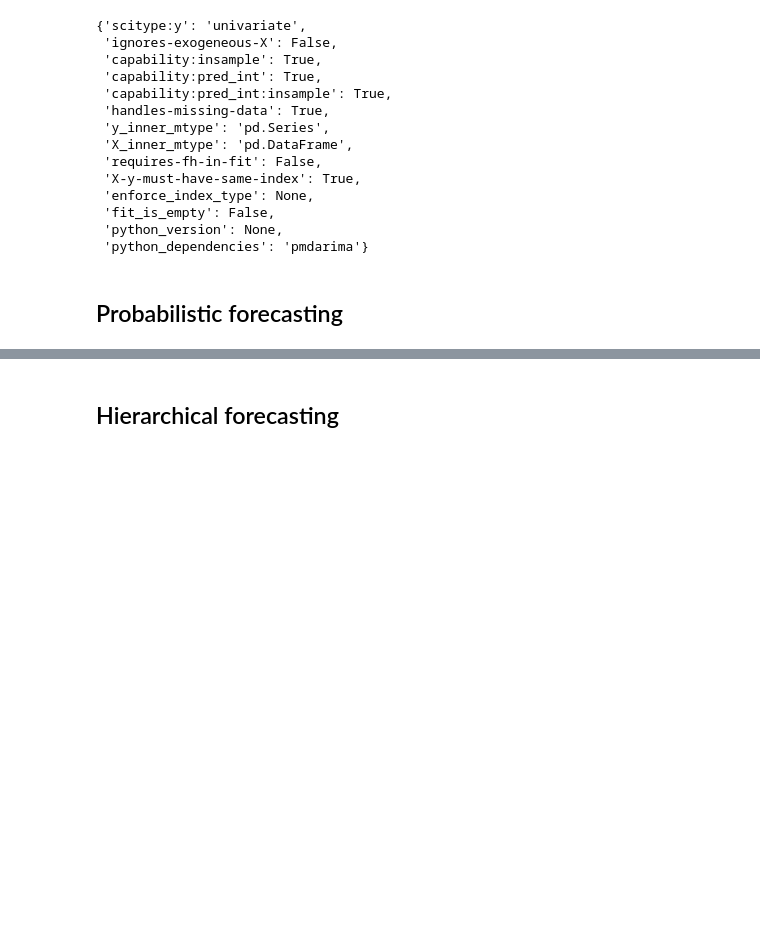
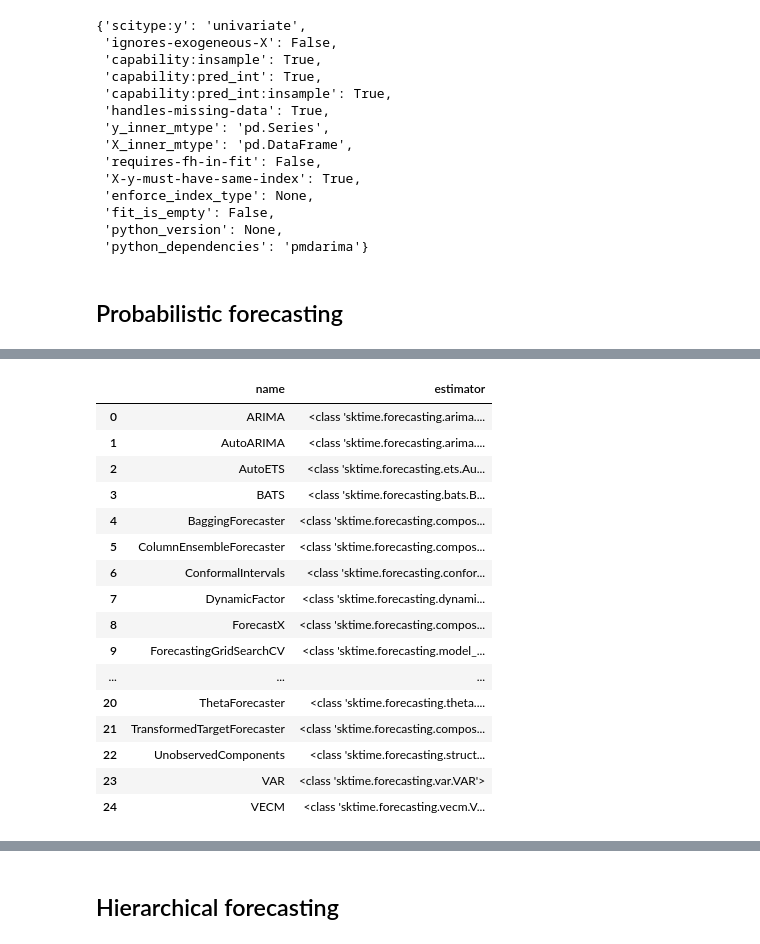
Before and after one commit to sktime/sktime-tutorial-ODSC-Europe-2023, a Jupyter notebook: notebooks/02_forecasting.ipynb, the cells around one changed output, grey strips where cells are left out. Saved outputs shown, nothing was run; the diff lists cells and outputs as text; code cells hidden in the pictures; blank space fills up the shorter version.

```diff
--- a/notebooks/02_forecasting.ipynb
+++ b/notebooks/02_forecasting.ipynb
@@ -382,0 +416,24 @@ forecaster.get_class_tags()
+# %%
+from sktime.registry import all_estimators
+
+all_estimators(
+    "forecaster", filter_tags={"capability:pred_int": True}, as_dataframe=True
+)
+# %% [output]
+|  | name | estimator |
+| 0 | ARIMA | <class 'sktime.forecasting.arima.... |
+| 1 | AutoARIMA | <class 'sktime.forecasting.arima.... |
+| 2 | AutoETS | <class 'sktime.forecasting.ets.Au... |
+| 3 | BATS | <class 'sktime.forecasting.bats.B... |
+| 4 | BaggingForecaster | <class 'sktime.forecasting.compos... |
+| 5 | ColumnEnsembleForecaster | <class 'sktime.forecasting.compos... |
+| 6 | ConformalIntervals | <class 'sktime.forecasting.confor... |
+| 7 | DynamicFactor | <class 'sktime.forecasting.dynami... |
+| 8 | ForecastX | <class 'sktime.forecasting.compos... |
+| 9 | ForecastingGridSearchCV | <class 'sktime.forecasting.model_... |
+| ... | ... | ... |
+| 20 | ThetaForecaster | <class 'sktime.forecasting.theta.... |
+| 21 | TransformedTargetForecaster | <class 'sktime.forecasting.compos... |
+| 22 | UnobservedComponents | <class 'sktime.forecasting.struct... |
+| 23 | VAR | <class 'sktime.forecasting.var.VAR'> |
+| 24 | VECM | <class 'sktime.forecasting.vecm.V... |
```
Also changed, not shown: parts of 7 cells of this notebook.
